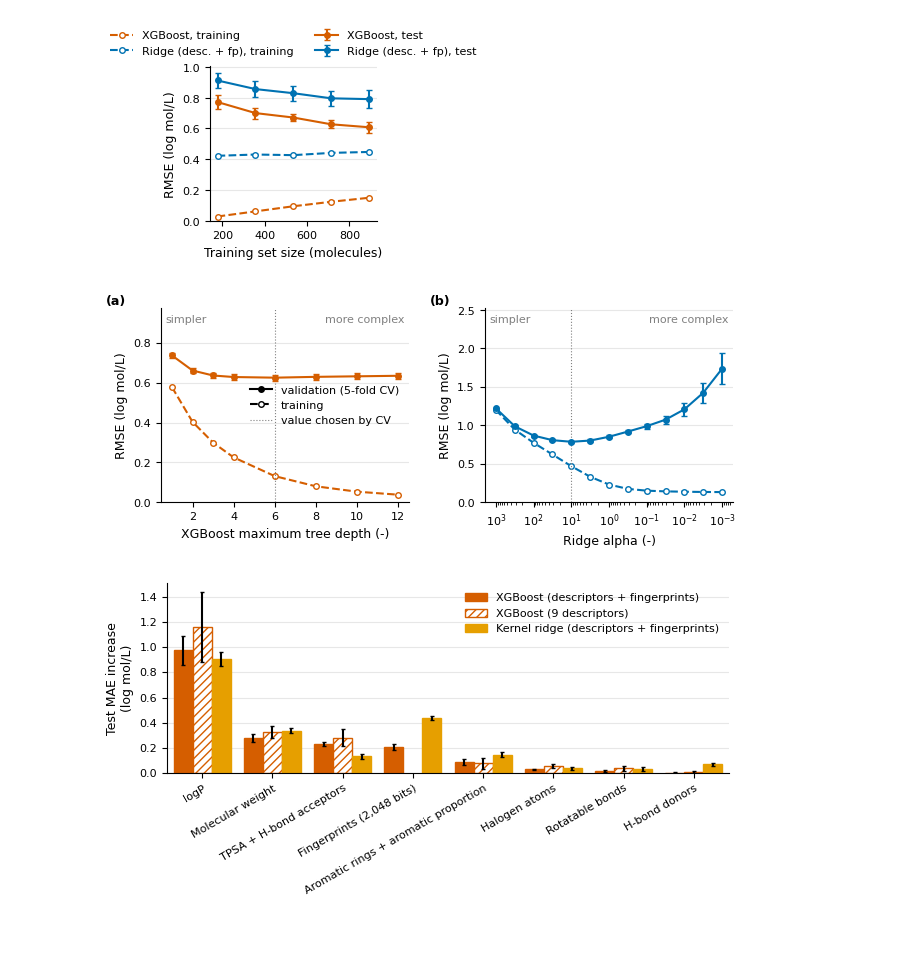
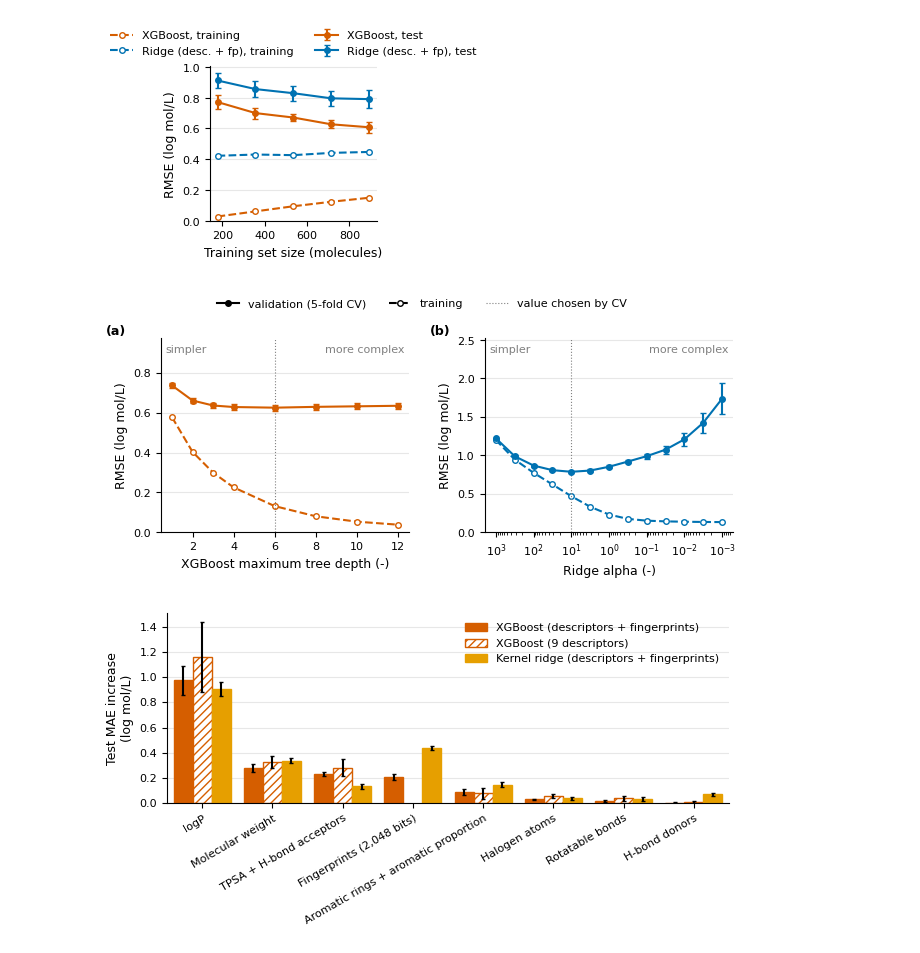
Before and after one commit to spencer-todd/esol-solubility, a Jupyter notebook: notebooks/05_interpretation.ipynb, the cells around one changed output. Saved outputs shown, nothing was run; the diff lists cells and outputs as text; code cells hidden in the pictures.

Commit message:
Final figures, poster and slide scripts, and notebook re-runs
Notebooks 01, 03, 04 and 05 re-run (tables unchanged apart from run times).

```diff
--- a/notebooks/05_interpretation.ipynb
+++ b/notebooks/05_interpretation.ipynb
@@ -2490,10 +2490,17 @@ for name, log_s, similarity in zip(neighbours['Compound ID'], neighbours[TARGET]
 draw_options = Draw.MolDrawOptions()
 draw_options.legendFontSize = 32
 draw_options.legendFraction = 0.15
-img = Draw.MolsToGridImage([df_clean.loc[worst_molecule, 'molecule']] + list(neighbours['molecule']),
+grid_molecules = [df_clean.loc[worst_molecule, 'molecule']] + list(neighbours['molecule'])   # the worst molecule first
+img = Draw.MolsToGridImage(grid_molecules,
                            molsPerRow=3, subImgSize=(600, 520), legends=legends, drawOptions=draw_options,
                            returnPNG=False)
 img.save(os.path.join(FIG_DIR, 'interpretation_worst_neighbours.png'))
+# an SVG copy (vector) of the same drawings stays sharp when the paper is zoomed in
+svg = Draw.MolsToGridImage(grid_molecules,
+                           molsPerRow=3, subImgSize=(600, 520), legends=legends, drawOptions=draw_options,
+                           useSVG=True)
+with open(os.path.join(FIG_DIR, 'interpretation_worst_neighbours.svg'), 'w') as f:
+    f.write(svg.data)   # in Jupyter, RDKit gives an SVG object and its text is in .data
 img
 # %% [output]
 Dimecron: measured log S 0.52, XGBoost -2.43 (random split 2)
@@ -2770,38 +2787,42 @@ plt.show()
 # %%
 # Source: new figure for the appendix. Training and validation error lines as in Tutorial 4 (7.2), error bars added,
 #         the bias-variance picture of Lecture 4 (slide 6)
 fig, (ax_a, ax_b) = plt.subplots(1, 2, figsize=(FULL_WIDTH, 2.8))
 for ax, model_name, label, xlabel in [(ax_a, 'XGBoost', '(a)', 'XGBoost maximum tree depth (-)'),
                                       (ax_b, 'Ridge (descriptors + fingerprints)', '(b)', 'Ridge alpha (-)')]:
     rows = complexity_summary.loc[model_name]
     colour = MODEL_COLOURS[model_name]
     ax.errorbar(rows.index, rows[('val_rmse', 'mean')], yerr=rows[('val_rmse', 'std')], color=colour,
                 marker='o', ms=4, capsize=2)
     ax.plot(rows.index, rows[('train_rmse', 'mean')], color=colour, ls='--', marker='o', ms=4, mfc='white')
     # the value chosen most often in notebook 03
     chosen = at_chosen[at_chosen['model'] == model_name]['value'].mode()[0]
     ax.axvline(chosen, color='grey', lw=0.8, ls=':')
     ax.set_xlabel(xlabel)
     ax.set_ylabel('RMSE (log mol/L)')
     top = (rows[('val_rmse', 'mean')] + rows[('val_rmse', 'std')]).max()
     ax.set_ylim(0, top * 1.3)   # room for the labels at the top
     ax.grid(True, axis='y', alpha=0.3)
     ax.set_axisbelow(True)
     ax.text(-0.22, 1.02, label, transform=ax.transAxes, fontweight='bold')
     ax.text(0.02, 0.97, 'simpler', transform=ax.transAxes, fontsize=8, color='grey', va='top')
     ax.text(0.98, 0.97, 'more complex', transform=ax.transAxes, fontsize=8, color='grey', va='top', ha='right')
 ax_b.set_xscale('log')
 ax_b.invert_xaxis()   # large alpha (simple model) on the left, as for the tree depth
-# one legend for both panels, in black because the line styles are the same in both
-ax_a.legend(handles=[Line2D([], [], color='k', marker='o', ms=4, label='validation (5-fold CV)'),
-                     Line2D([], [], color='k', ls='--', marker='o', ms=4, mfc='white', label='training'),
-                     Line2D([], [], color='grey', ls=':', lw=0.8, label='value chosen by CV')],
-            frameon=False, loc='center right')   # the empty area between the two lines
+# one legend for both panels, in black because the line styles are the same in both.
+# It sits in one row above the panels, so no line runs through it
+fig.legend(handles=[Line2D([], [], color='k', marker='o', ms=4, label='validation (5-fold CV)'),
+                    Line2D([], [], color='k', ls='--', marker='o', ms=4, mfc='white', label='training'),
+                    Line2D([], [], color='grey', ls=':', lw=0.8, label='value chosen by CV')],
+           frameon=False, loc='lower center', ncol=3, bbox_to_anchor=(0.5, 0.97))
 plt.tight_layout()
 fig.savefig(os.path.join(FIG_DIR, 'interpretation_validation_curve.png'), bbox_inches='tight')
+# a PDF copy stays sharp when the paper is zoomed in (no creation date, so every run gives the same file)
+fig.savefig(os.path.join(FIG_DIR, 'interpretation_validation_curve.pdf'), bbox_inches='tight',
+            metadata={'CreationDate': None})
 plt.show()
 # %% [output]
-[figure, old version]
+[figure, new version]
 # %%
 # Source: new figure for the appendix. Bar chart as in Tutorial 4 (11.4), with error bars (standard deviation
 #         over the splits)
```
Also changed, not shown: parts of 11 cells of this notebook, 54 other files.
